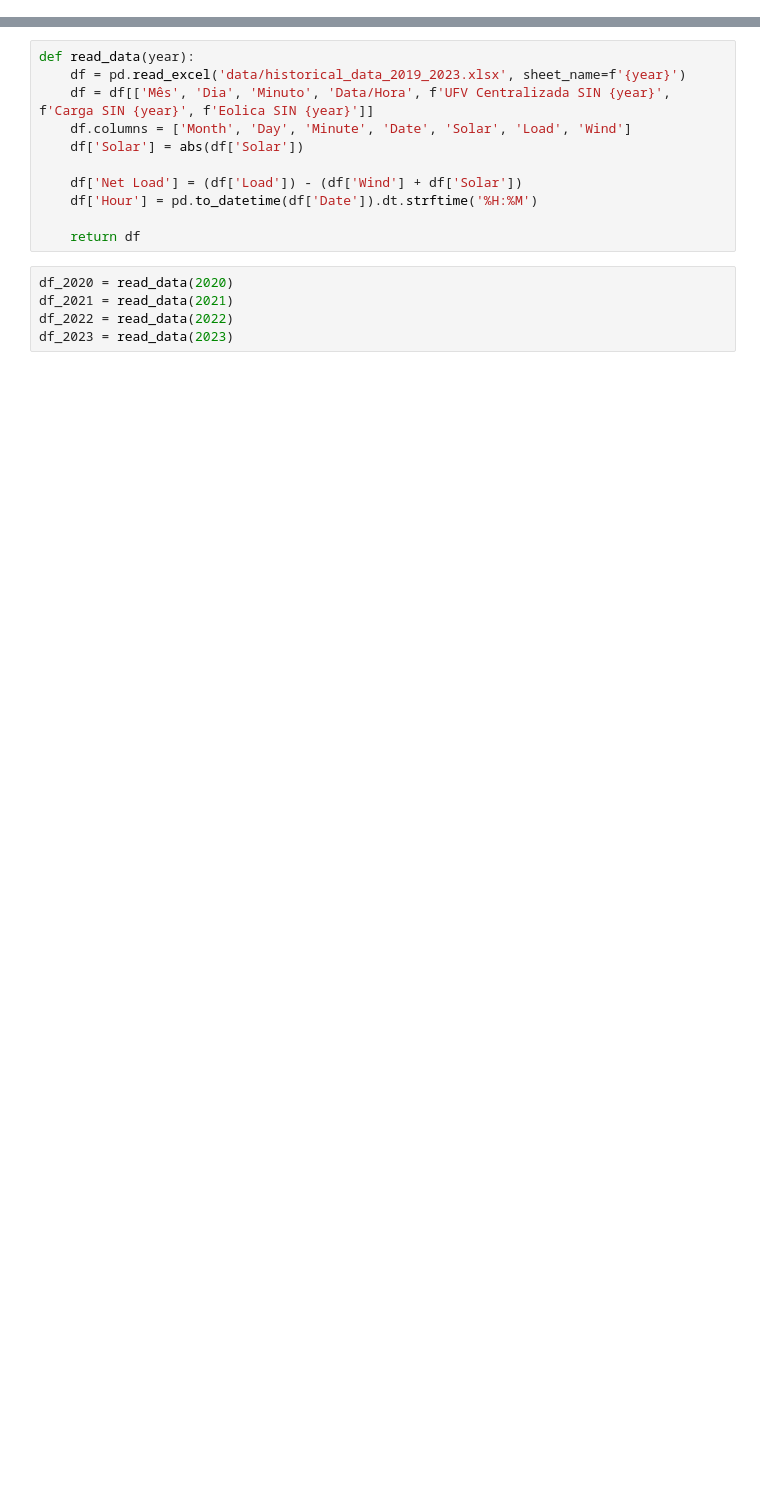
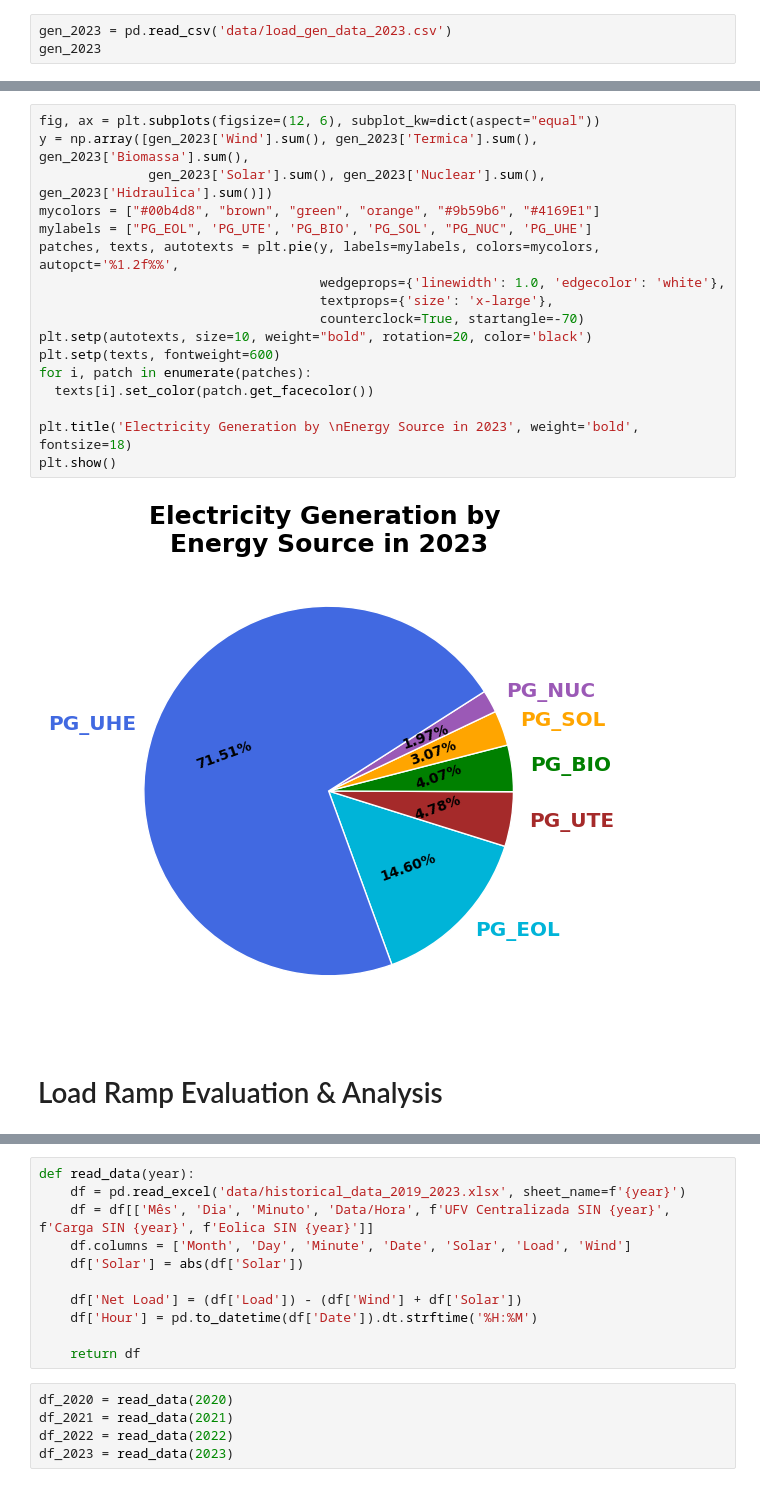
Before and after one commit to marckcode/load_ramp_analysis, a Jupyter notebook: LoadRampAnalysis.ipynb, the cells around one changed output, grey strips where cells are left out. Saved outputs shown, nothing was run; the diff lists cells and outputs as text; blank space fills up the shorter version.

Commit message:
data & code update

```diff
--- a/LoadRampAnalysis.ipynb
+++ b/LoadRampAnalysis.ipynb
@@ -0,0 +3,3 @@
+# %%
+gen_2023 = pd.read_csv('data/load_gen_data_2023.csv')
+gen_2023
@@ -1,2 +151,23 @@
+# %%
+fig, ax = plt.subplots(figsize=(12, 6), subplot_kw=dict(aspect="equal"))
+y = np.array([gen_2023['Wind'].sum(), gen_2023['Termica'].sum(), gen_2023['Biomassa'].sum(),
+              gen_2023['Solar'].sum(), gen_2023['Nuclear'].sum(), gen_2023['Hidraulica'].sum()])
+mycolors = ["#00b4d8", "brown", "green", "orange", "#9b59b6", "#4169E1"]
+mylabels = ["PG_EOL", 'PG_UTE', 'PG_BIO', 'PG_SOL', "PG_NUC", 'PG_UHE']
+patches, texts, autotexts = plt.pie(y, labels=mylabels, colors=mycolors, autopct='%1.2f%%',
+                                    wedgeprops={'linewidth': 1.0, 'edgecolor': 'white'},
+                                    textprops={'size': 'x-large'},
+                                    counterclock=True, startangle=-70)
+plt.setp(autotexts, size=10, weight="bold", rotation=20, color='black')
+plt.setp(texts, fontweight=600)
+for i, patch in enumerate(patches):
+  texts[i].set_color(patch.get_facecolor())
+
+plt.title('Electricity Generation by \nEnergy Source in 2023', weight='bold', fontsize=18)
+plt.show()
+# %% [output]
+[figure, added]
+# %% [markdown]
+# Load Ramp Evaluation & Analysis
 # %%
 import pandas as pd
```
Also changed, not shown: parts of 19 cells of this notebook, 2 other files.
